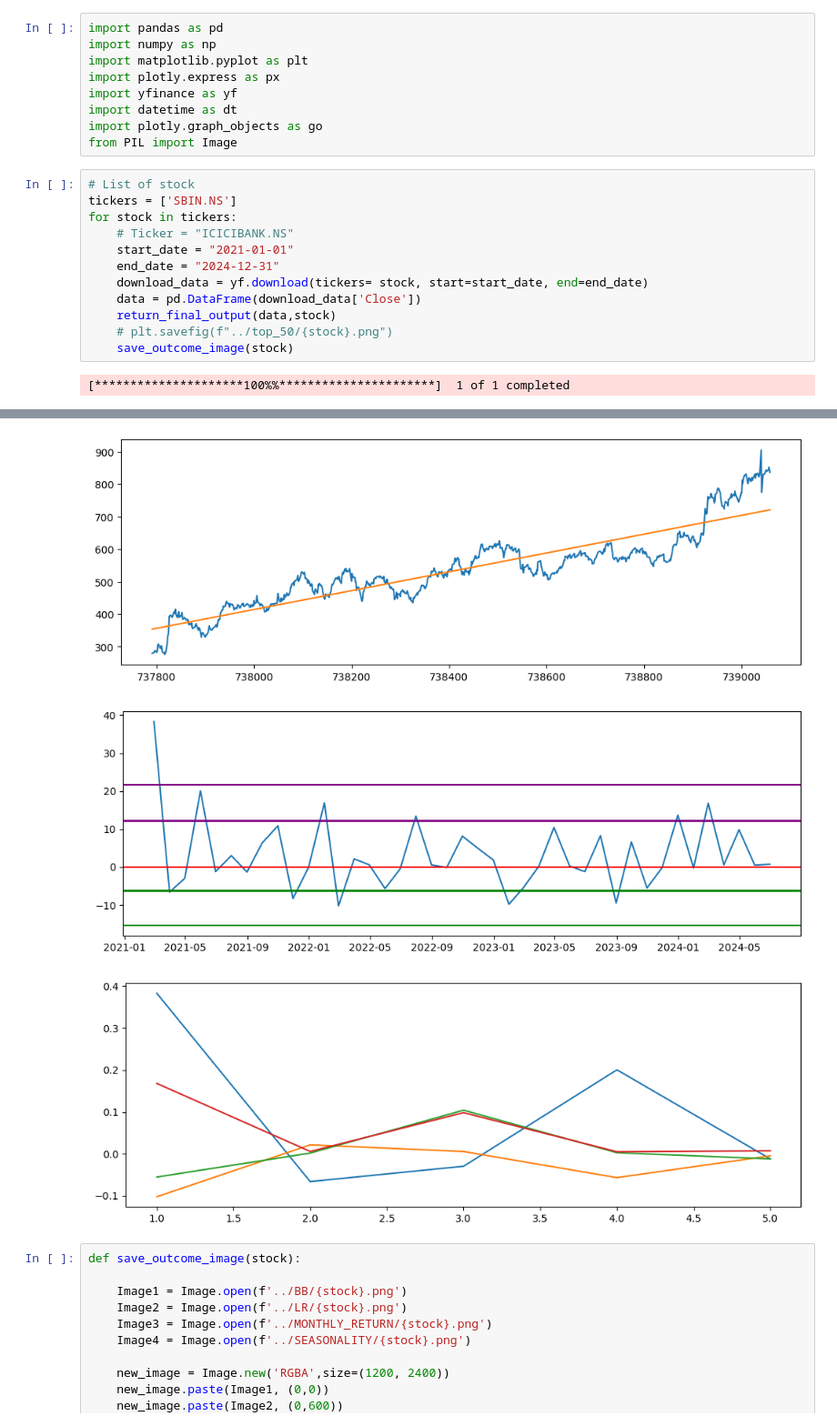
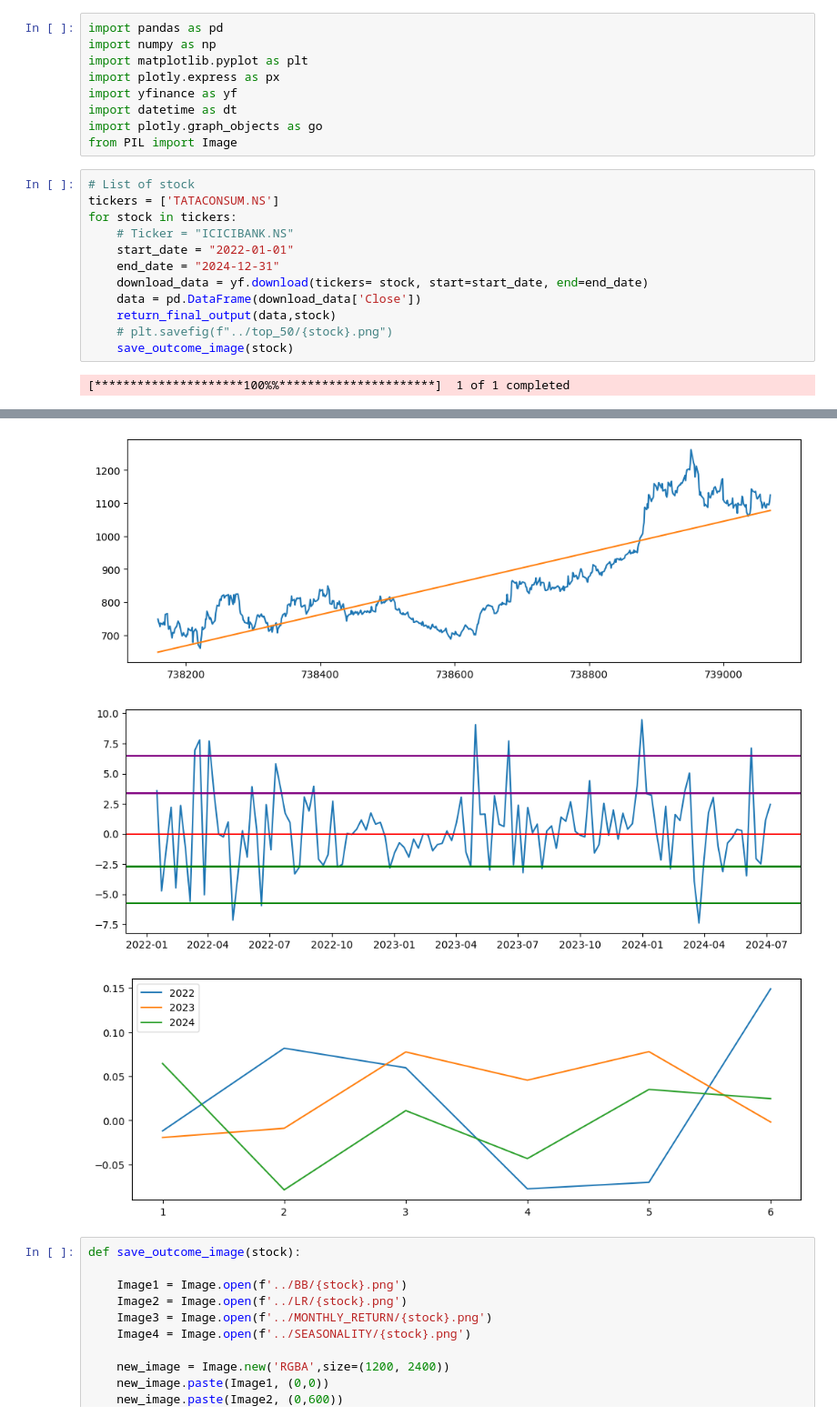
Before and after one commit to isouravsharma/Fin, a Jupyter notebook: Ticker-automate_V2.ipynb, the cells around one changed output, grey strips where cells are left out. Shown at 91% size. Saved outputs shown, nothing was run; the diff lists cells and outputs as text.

```diff
--- a/Ticker-automate_V2.ipynb
+++ b/Ticker-automate_V2.ipynb
@@ -11,10 +11,10 @@ import plotly.graph_objects as go
 from PIL import Image
 # %%
 # List of stock
-tickers = ['SBIN.NS']
+tickers = ['TATACONSUM.NS']
 for stock in tickers:
     # Ticker = "ICICIBANK.NS"
-    start_date = "2021-01-01"
+    start_date = "2022-01-01"
     end_date = "2024-12-31"
     download_data = yf.download(tickers= stock, start=start_date, end=end_date)
     data = pd.DataFrame(download_data['Close'])
@@ -27,6 +27,6 @@ for stock in tickers:
-[figure, old version]
+[figure, new version]
-[figure, old version]
+[figure, new version]
-[figure, old version]
+[figure, new version]
 # %%
 def save_outcome_image(stock):
 
```
Also changed, not shown: parts of 5 cells of this notebook.
